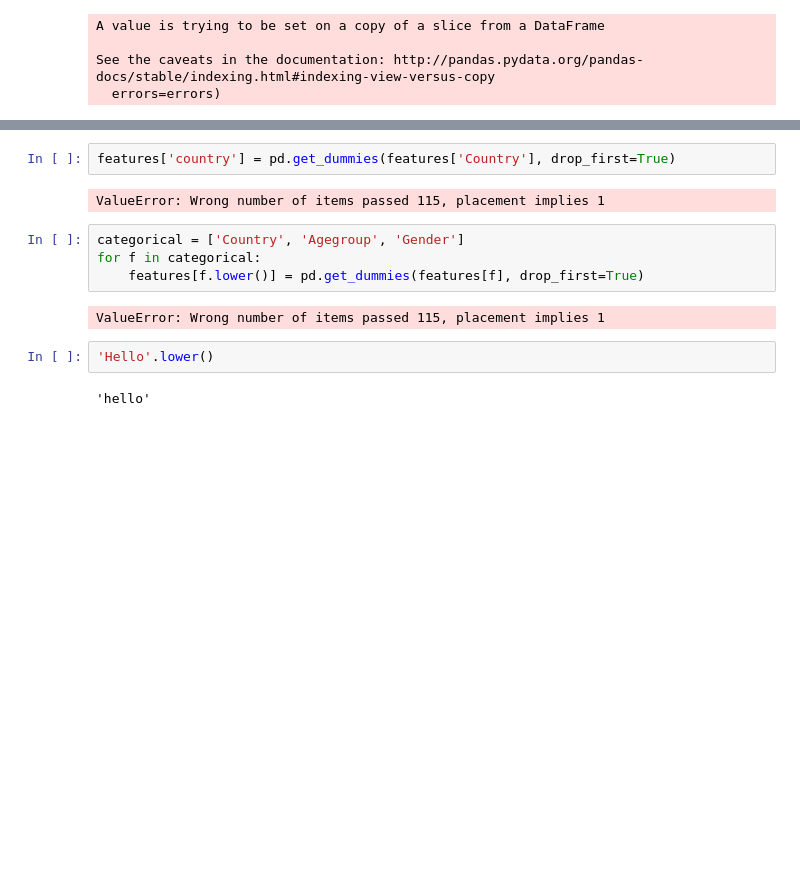
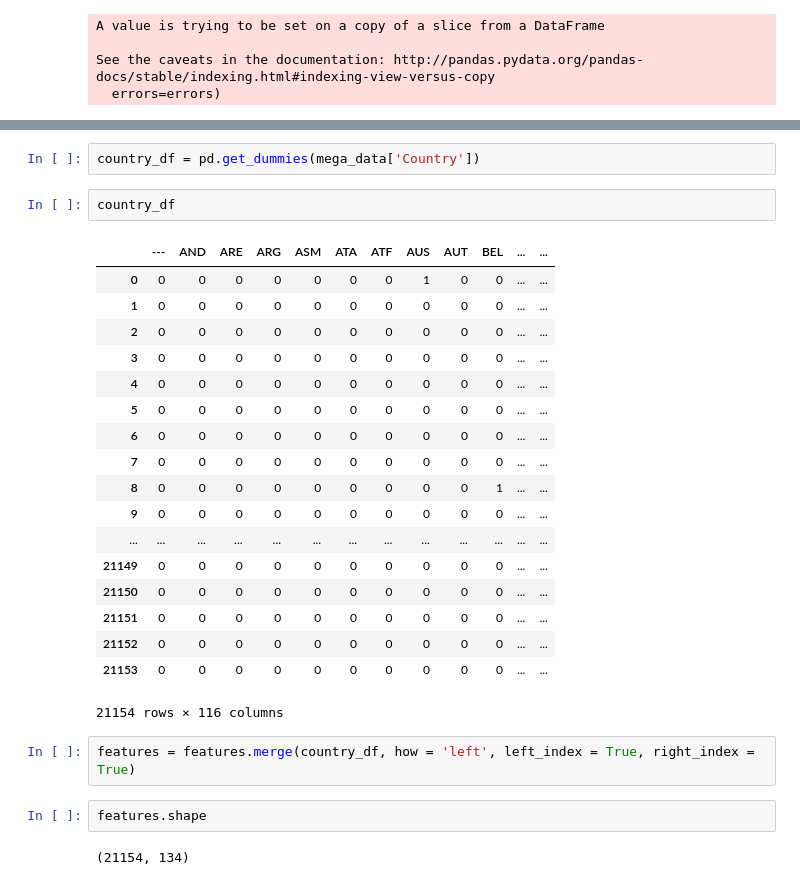
Before and after one commit to AdamLiscia/Ironman, a Jupyter notebook: Untitled1.ipynb, the cells around one changed output, grey strips where cells are left out. Cells and saved outputs as stored; diff of their text form; blank space fills up the shorter version.

```diff
--- a/Untitled1.ipynb
+++ b/Untitled1.ipynb
@@ -74,14 +96,29 @@ plt.show()
 # %%
-features['country'] = pd.get_dummies(features['Country'], drop_first=True)
+country_df = pd.get_dummies(mega_data['Country'])
-# %% [output]
-ValueError: Wrong number of items passed 115, placement implies 1
-# %%
-categorical = ['Country', 'Agegroup', 'Gender']
-for f in categorical:
-    features[f.lower()] = pd.get_dummies(features[f], drop_first=True)
-# %% [output]
-ValueError: Wrong number of items passed 115, placement implies 1
-# %%
-'Hello'.lower()
-# %% [output]
-'hello'
+# %%
+country_df
+# %% [output]
+|  | --- | AND | ARE | ARG | ASM | ATA | ATF | AUS | AUT | BEL | ... | ... |
+| 0 | 0 | 0 | 0 | 0 | 0 | 0 | 0 | 1 | 0 | 0 | ... | ... |
+| 1 | 0 | 0 | 0 | 0 | 0 | 0 | 0 | 0 | 0 | 0 | ... | ... |
+| 2 | 0 | 0 | 0 | 0 | 0 | 0 | 0 | 0 | 0 | 0 | ... | ... |
+| 3 | 0 | 0 | 0 | 0 | 0 | 0 | 0 | 0 | 0 | 0 | ... | ... |
+| 4 | 0 | 0 | 0 | 0 | 0 | 0 | 0 | 0 | 0 | 0 | ... | ... |
+| 5 | 0 | 0 | 0 | 0 | 0 | 0 | 0 | 0 | 0 | 0 | ... | ... |
+| 6 | 0 | 0 | 0 | 0 | 0 | 0 | 0 | 0 | 0 | 0 | ... | ... |
+| 7 | 0 | 0 | 0 | 0 | 0 | 0 | 0 | 0 | 0 | 0 | ... | ... |
+| 8 | 0 | 0 | 0 | 0 | 0 | 0 | 0 | 0 | 0 | 1 | ... | ... |
+| 9 | 0 | 0 | 0 | 0 | 0 | 0 | 0 | 0 | 0 | 0 | ... | ... |
+| ... | ... | ... | ... | ... | ... | ... | ... | ... | ... | ... | ... | ... |
+| 21149 | 0 | 0 | 0 | 0 | 0 | 0 | 0 | 0 | 0 | 0 | ... | ... |
+| 21150 | 0 | 0 | 0 | 0 | 0 | 0 | 0 | 0 | 0 | 0 | ... | ... |
+| 21151 | 0 | 0 | 0 | 0 | 0 | 0 | 0 | 0 | 0 | 0 | ... | ... |
+| 21152 | 0 | 0 | 0 | 0 | 0 | 0 | 0 | 0 | 0 | 0 | ... | ... |
+| 21153 | 0 | 0 | 0 | 0 | 0 | 0 | 0 | 0 | 0 | 0 | ... | ... |
+21154 rows × 116 columns
+# %%
+features = features.merge(country_df, how = 'left', left_index = True, right_index = True)
+# %%
+features.shape
+# %% [output]
+(21154, 134)
```
Also changed, not shown: parts of 14 cells of this notebook.
